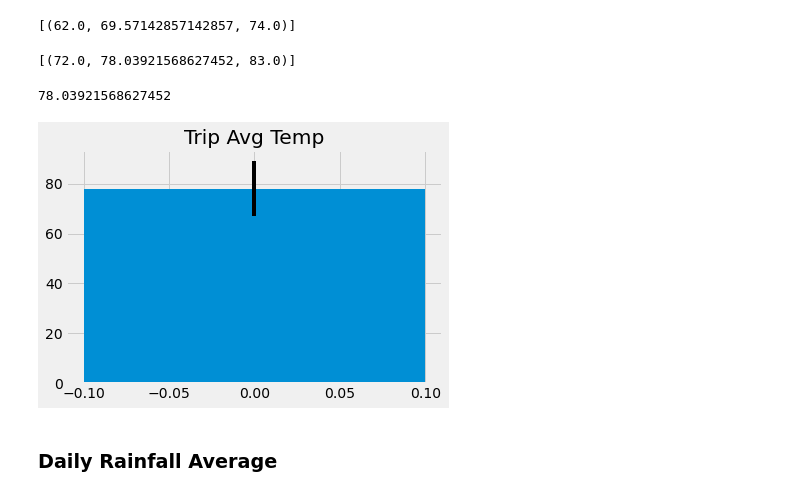
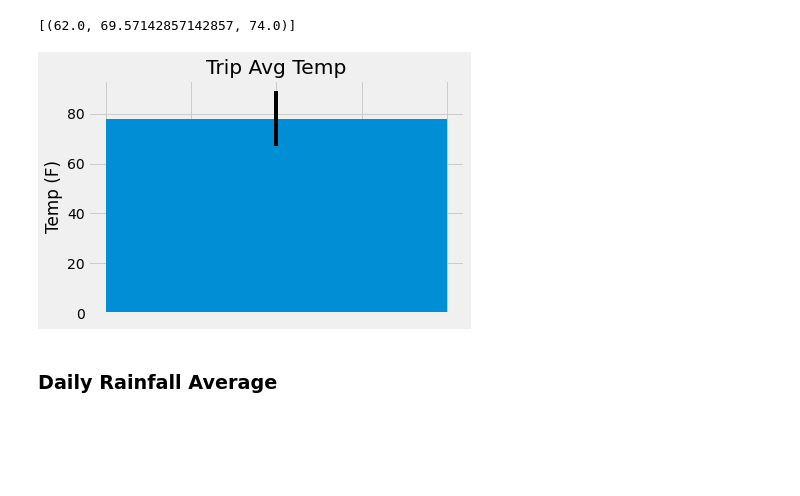
Before and after one commit to hsharma263/sqlalchemy-challenge, a Jupyter notebook: temp_analysis_bonus_2_starter.ipynb, the cells around one changed output. Drawn from its saved outputs; the diff is of its cells as text; code cells hidden in the pictures; blank space fills up the shorter version.

Commit message:
Figured out plots and dates. Need to make bar graph narrower. Otherwise done.

```diff
--- a/temp_analysis_bonus_2_starter.ipynb
+++ b/temp_analysis_bonus_2_starter.ipynb
@@ -62,25 +62,25 @@ print(calc_temps('2012-02-28', '2012-03-05'))
 # Use the function `calc_temps` to calculate the tmin, tavg, and tmax
 # for a year in the data set
 temp_data = calc_temps("2016-08-01", "2016-08-08")
-# %%
-print(temp_data)
-# %% [output]
-[(72.0, 78.03921568627452, 83.0)]
-# %%
-temp_data[0][1]
-# %% [output]
-78.03921568627452
 # %%
 # Plot the results from your previous query as a bar chart.
 # Use "Trip Avg Temp" as your Title
 # Use the average temperature for bar height (y value)
 # Use the peak-to-peak (tmax-tmin) value as the y error bar (yerr)
 
-plt.bar(0,height=temp_data[0][1], yerr=(temp_data[0][2] - temp_data[0][0]), align="center", width=0.2)
+plt.bar(0,height=temp_data[0][1], yerr=(temp_data[0][2] - temp_data[0][0]), align="center", width=0.4)
 plt.title("Trip Avg Temp")
+plt.ylabel("Temp (F)")
+plt.tick_params(
+    axis='x',
+    which='both',
+    bottom=False,
+    top=False,
+    labelbottom=False)
+
 plt.show()
 # %% [output]
-[figure, old version]
+[figure, new version]
 # %% [markdown]
 ### Daily Rainfall Average
 # %%
```
Also changed, not shown: parts of 8 cells of this notebook.
